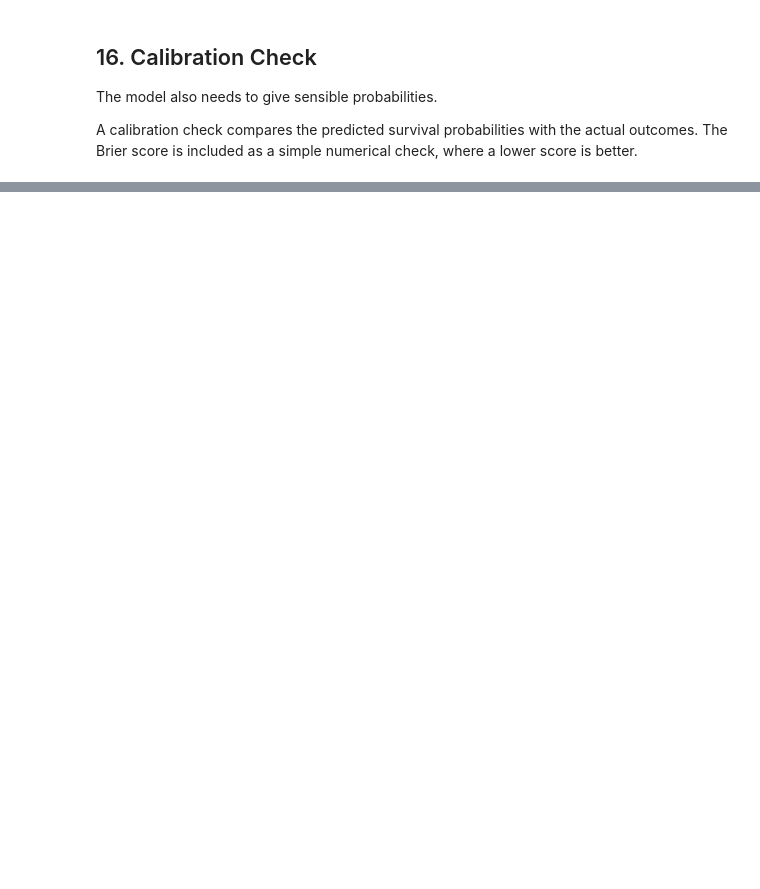
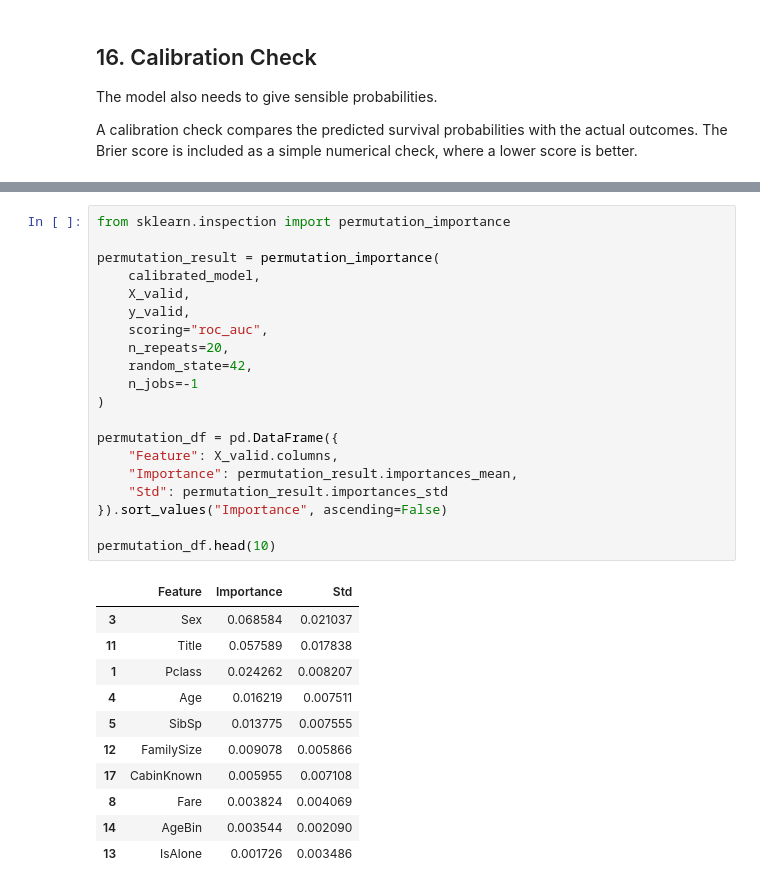
Before and after one commit to francisparwez/titanic-survival-analysis, a Jupyter notebook: Titanic_ML.ipynb, the cells around one changed output, grey strips where cells are left out. Drawn from its saved outputs; the diff is of its cells as text; blank space fills up the shorter version.

```diff
--- a/Titanic_ML.ipynb
+++ b/Titanic_ML.ipynb
@@ -865,0 +877,32 @@ The next step is to explain the final model using permutation importance and SHA
+# %%
+from sklearn.inspection import permutation_importance
+
+permutation_result = permutation_importance(
+    calibrated_model,
+    X_valid,
+    y_valid,
+    scoring="roc_auc",
+    n_repeats=20,
+    random_state=42,
+    n_jobs=-1
+)
+
+permutation_df = pd.DataFrame({
+    "Feature": X_valid.columns,
+    "Importance": permutation_result.importances_mean,
+    "Std": permutation_result.importances_std
+}).sort_values("Importance", ascending=False)
+
+permutation_df.head(10)
+# %% [output]
+|  | Feature | Importance | Std |
+| 3 | Sex | 0.068584 | 0.021037 |
+| 11 | Title | 0.057589 | 0.017838 |
+| 1 | Pclass | 0.024262 | 0.008207 |
+| 4 | Age | 0.016219 | 0.007511 |
+| 5 | SibSp | 0.013775 | 0.007555 |
+| 12 | FamilySize | 0.009078 | 0.005866 |
+| 17 | CabinKnown | 0.005955 | 0.007108 |
+| 8 | Fare | 0.003824 | 0.004069 |
+| 14 | AgeBin | 0.003544 | 0.002090 |
+| 13 | IsAlone | 0.001726 | 0.003486 |
```
Also changed, not shown: parts of 19 cells of this notebook, 6 other files.
